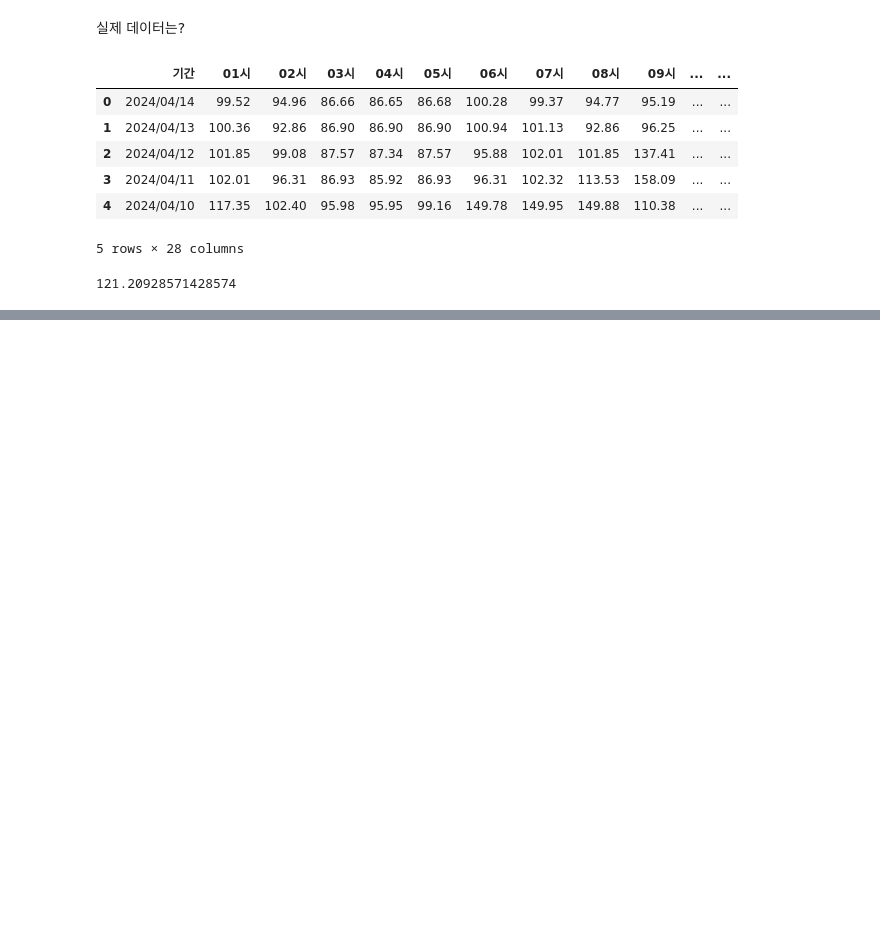
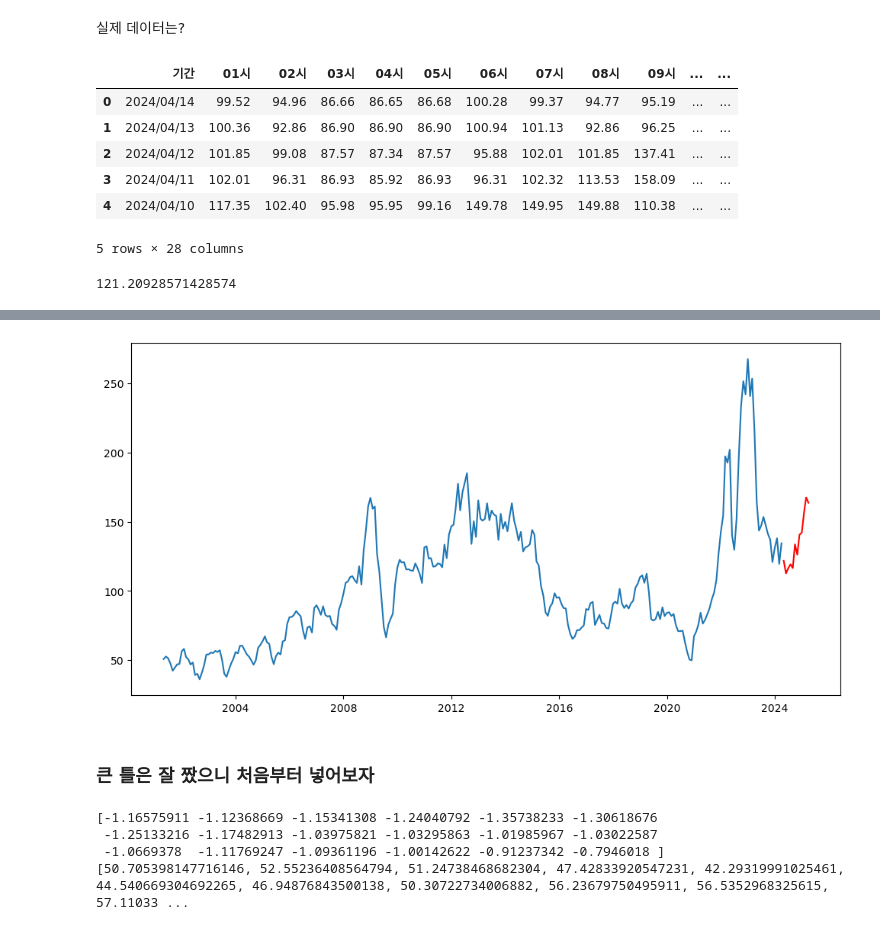
Before and after one commit to zeeenoo11/KDT5_Web_basic_Project, a Jupyter notebook: 전진우/models/04_predict.ipynb, the cells around one changed output, grey strips where cells are left out. Drawn from its saved outputs; the diff is of its cells as text; code cells hidden in the pictures; blank space fills up the shorter version.

```diff
--- a/전진우/models/04_predict.ipynb
+++ b/전진우/models/04_predict.ipynb
@@ -90,0 +155,8 @@ means
+# %%
+# 날짜 인덱스 생성 : 2001/03 ~ 2024/03 (월만 표현)
+date_index = pd.date_range(start='2001-04-01', freq='M', periods=len(data))
+date_index
+
+# 데이터 생성 및 시각화
+data['date'] = date_index
+data.head(), data.tail()
@@ -90,0 +176,4 @@ means
+# %%
+# 예측 데이터 생성
+pred_date_index = pd.date_range(start='2024-04-01', freq='M', periods=pred_length)
+pred_date_index
@@ -90,0 +185,3 @@ means
+# %%
+pred_data = pd.DataFrame({ 'date': pred_date_index, 'denorm': denorm_init[-pred_length:]})
+pred_data
@@ -90,0 +202,29 @@ means
+# %%
+# 시각화
+plt.figure(figsize=(12, 6))
+# data plot
+plt.plot(data['date'], data['denorm'], label='SMP')
+plt.xticks(rotation=0)
+# pred plot
+plt.plot(pred_data['date'], pred_data['denorm'], 'r-', label='Prediction')
+plt.show()
+# %% [output]
+[figure, added]
+# %% [markdown]
+### 큰 틀은 잘 짰으니 처음부터 넣어보자
+# %%
+pred_total = data['norm'][:6]
+pred_length = 12
+for i in range(pred_length):
+    values = torch.tensor(pred_total[-6:]).unsqueeze(0).float()
+    pred = model(values.unsqueeze(0))
+    pred_total = np.append(pred_total, pred.item())
+
+print(pred_total)
+pred_total_denorm = denorms(pred_total).tolist()
+print(pred_total_denorm)
+# %% [output]
+[-1.16575911 -1.12368669 -1.15341308 -1.24040792 -1.35738233 -1.30618676
+ -1.25133216 -1.17482913 -1.03975821 -1.03295863 -1.01985967 -1.03022587
+ -1.0669378  -1.11769247 -1.09361196 -1.00142622 -0.91237342 -0.7946018 ]
+[50.705398147716146, 52.55236408564794, 51.24738468682304, 47.42833920547231, 42.29319991025461, 44.540669304692265, 46.94876843500138, 50.30722734006882, 56.23679750495911, 56.5352968325615, 57.11033 ...
```
Also changed, not shown: parts of 12 cells of this notebook, 11 other files.
